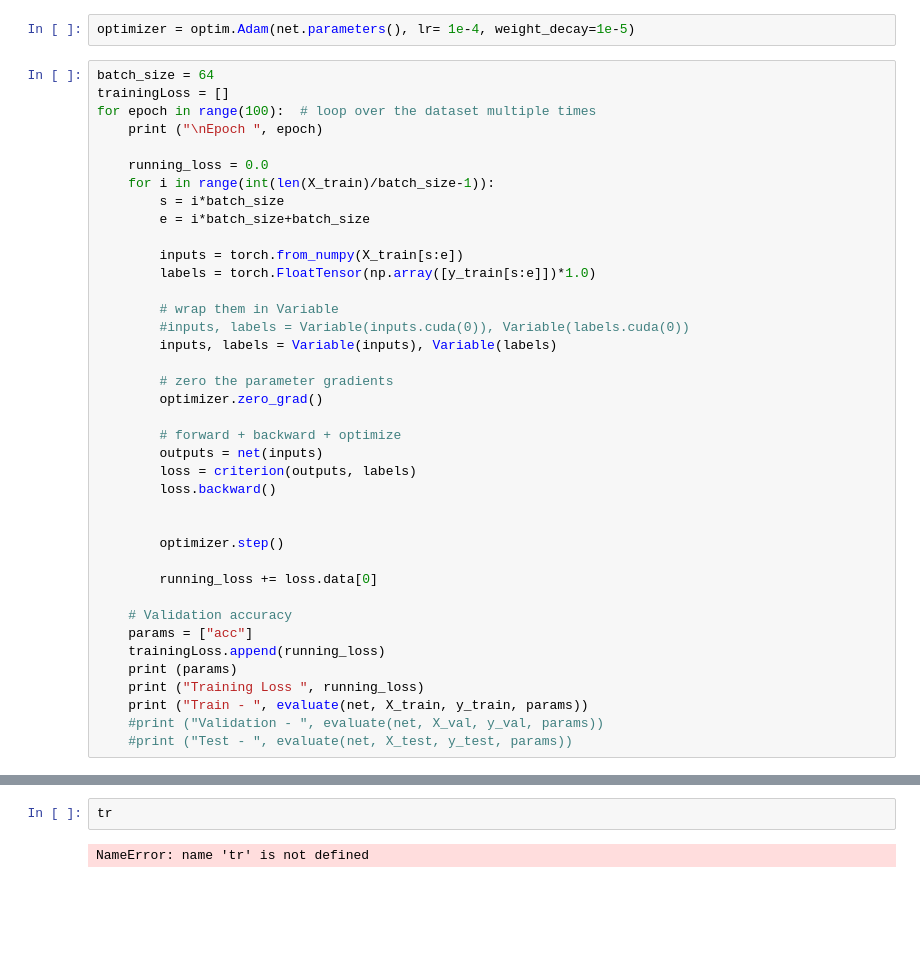
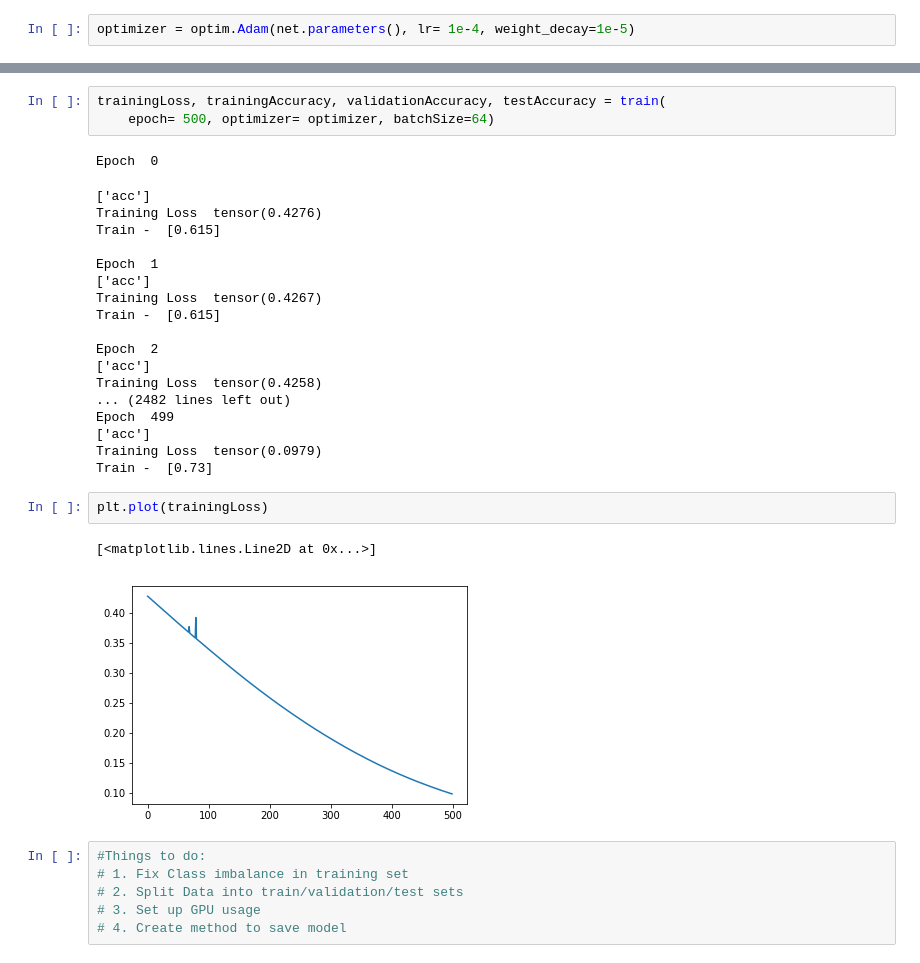
Before and after one commit to UdaikaranSingh/Cogs189Project, a Jupyter notebook: EEGNET Experiment.ipynb, the cells around one changed output, grey strips where cells are left out. Drawn from its saved outputs; the diff is of its cells as text; blank space fills up the shorter version.

```diff
--- a/EEGNET Experiment.ipynb
+++ b/EEGNET Experiment.ipynb
@@ -187,41 +239,2 @@ y_train.shape
 # %%
 optimizer = optim.Adam(net.parameters(), lr= 1e-4, weight_decay=1e-5)
-# %%
-batch_size = 64
-trainingLoss = []
-for epoch in range(100):  # loop over the dataset multiple times
-    print ("\nEpoch ", epoch)
-
-    running_loss = 0.0
-    for i in range(int(len(X_train)/batch_size-1)):
-        s = i*batch_size
-        e = i*batch_size+batch_size
-
-        inputs = torch.from_numpy(X_train[s:e])
-        labels = torch.FloatTensor(np.array([y_train[s:e]])*1.0)
-
-        # wrap them in Variable
-        #inputs, labels = Variable(inputs.cuda(0)), Variable(labels.cuda(0))
-        inputs, labels = Variable(inputs), Variable(labels)
-
-        # zero the parameter gradients
-        optimizer.zero_grad()
-
-        # forward + backward + optimize
-        outputs = net(inputs)
-        loss = criterion(outputs, labels)
-        loss.backward()
-
-
-        optimizer.step()
-
-        running_loss += loss.data[0]
-
-    # Validation accuracy
-    params = ["acc"]
-    trainingLoss.append(running_loss)
-    print (params)
-    print ("Training Loss ", running_loss)
-    print ("Train - ", evaluate(net, X_train, y_train, params))
-    #print ("Validation - ", evaluate(net, X_val, y_val, params))
-    #print ("Test - ", evaluate(net, X_test, y_test, params))
@@ -247,4 +241,33 @@ Train -  [0.615]
-# %%
-tr
-# %% [output]
-NameError: name 'tr' is not defined
+# %%
+trainingLoss, trainingAccuracy, validationAccuracy, testAccuracy = train(
+    epoch= 500, optimizer= optimizer, batchSize=64)
+# %% [output]
+Epoch  0
+['acc']
+Training Loss  tensor(0.4276)
+Train -  [0.615]
+
+Epoch  1
+['acc']
+Training Loss  tensor(0.4267)
+Train -  [0.615]
+
+Epoch  2
+['acc']
+Training Loss  tensor(0.4258)
+... (2482 lines left out)
+Epoch  499
+['acc']
+Training Loss  tensor(0.0979)
+Train -  [0.73]
+# %%
+plt.plot(trainingLoss)
+# %% [output]
+[<matplotlib.lines.Line2D at 0x...>]
+[figure, added]
+# %%
+#Things to do:
+# 1. Fix Class imbalance in training set
+# 2. Split Data into train/validation/test sets
+# 3. Set up GPU usage
+# 4. Create method to save model
```
Also changed, not shown: parts of 8 cells of this notebook, 1 other file.
